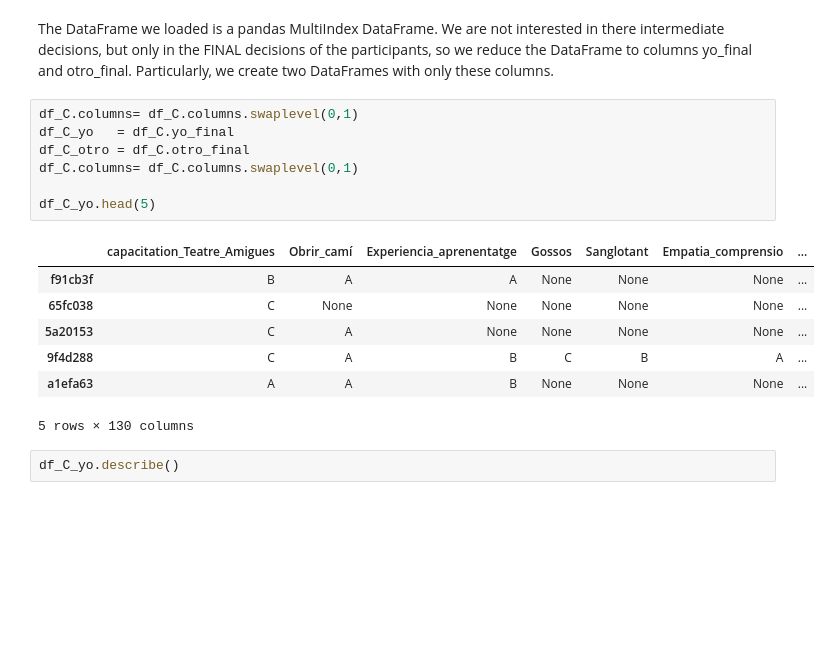
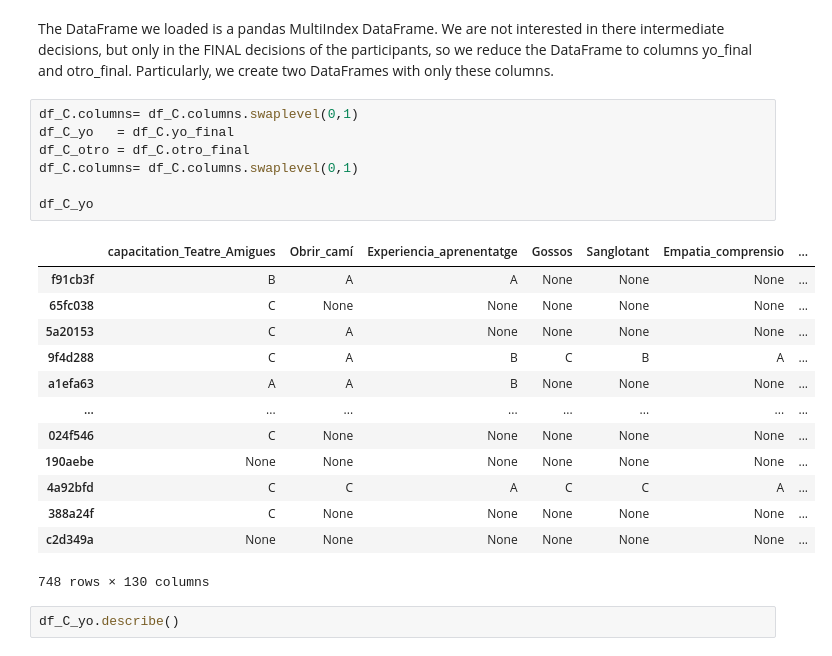
Before and after one commit to oriolmp/TFG_Fisica, a Jupyter notebook: TFG_Oriol_Notebook.ipynb, the cells around one changed output. Cells and saved outputs as stored; diff of their text form; blank space fills up the shorter version.

```diff
--- a/TFG_Oriol_Notebook.ipynb
+++ b/TFG_Oriol_Notebook.ipynb
@@ -35,18 +35,24 @@ The DataFrame we loaded is a pandas MultiIndex DataFrame. We are not interested
 # %%
 df_C.columns= df_C.columns.swaplevel(0,1)
 df_C_yo   = df_C.yo_final
 df_C_otro = df_C.otro_final
 df_C.columns= df_C.columns.swaplevel(0,1)
 
-df_C_yo.head(5)
+df_C_yo
 # %% [output]
 |  | capacitation_Teatre_Amigues | Obrir_camí | Experiencia_aprenentatge | Gossos | Sanglotant | Empatia_comprensio | ... |
 | f91cb3f | B | A | A | None | None | None | ... |
 | 65fc038 | C | None | None | None | None | None | ... |
 | 5a20153 | C | A | None | None | None | None | ... |
 | 9f4d288 | C | A | B | C | B | A | ... |
 | a1efa63 | A | A | B | None | None | None | ... |
+| ... | ... | ... | ... | ... | ... | ... | ... |
+| 024f546 | C | None | None | None | None | None | ... |
+| 190aebe | None | None | None | None | None | None | ... |
+| 4a92bfd | C | C | A | C | C | A | ... |
+| 388a24f | C | None | None | None | None | None | ... |
+| c2d349a | None | None | None | None | None | None | ... |
-5 rows × 130 columns
+748 rows × 130 columns
 # %%
 df_C_yo.describe()
 # %% [output]
```
Also changed, not shown: parts of 3 cells of this notebook, 2 other files.
